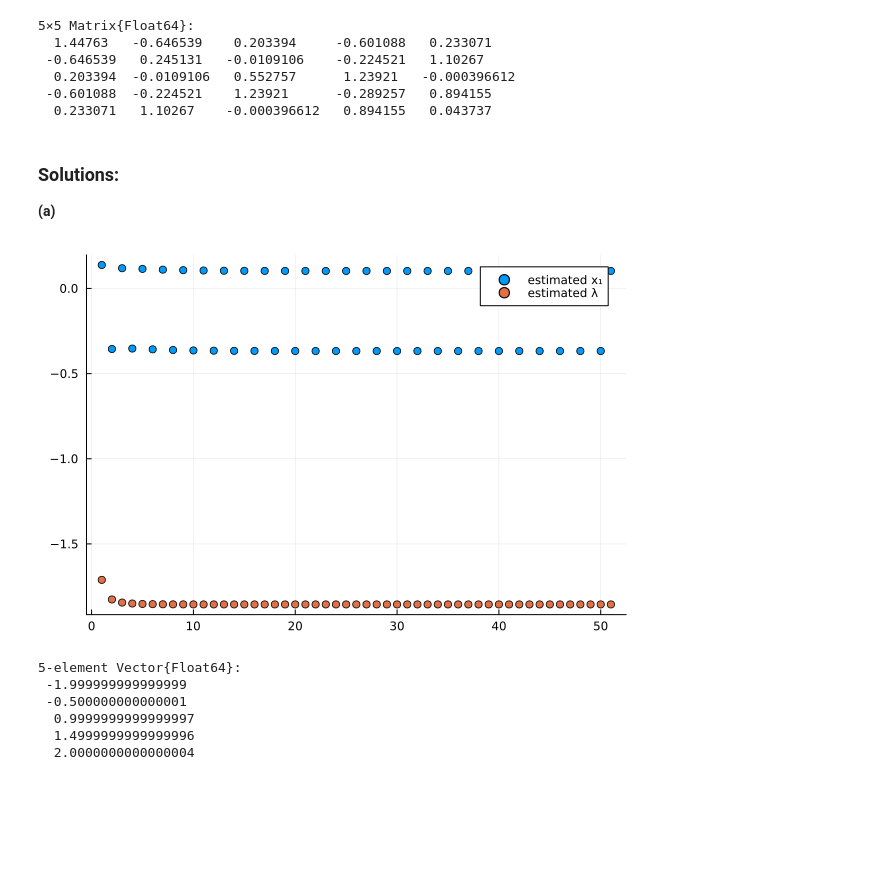
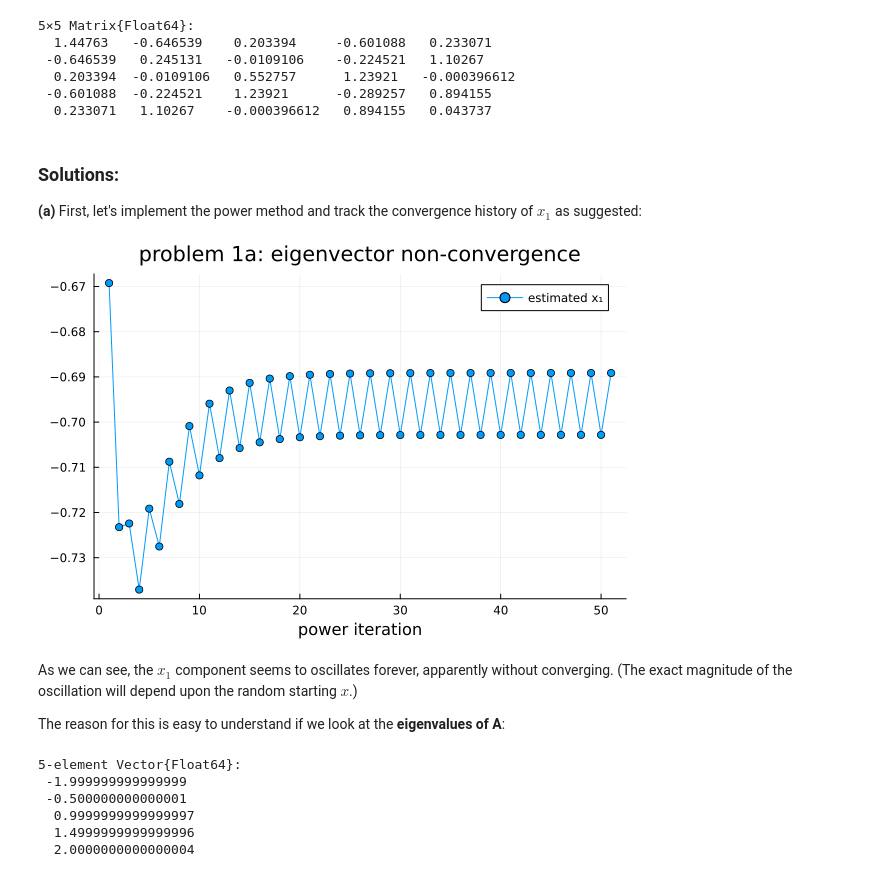
Before and after one commit to mitmath/numerical_spoke_linalg, a Jupyter notebook: psets/pset2sol.ipynb, the cells around one changed output. Drawn from its saved outputs; the diff is of its cells as text; code cells hidden in the pictures; blank space fills up the shorter version.

```diff
--- a/psets/pset2sol.ipynb
+++ b/psets/pset2sol.ipynb
@@ -24,24 +24,26 @@ A = [1.4476317999449781 -0.6465393230357954   0.2033943818754874    -0.601087843
 # %% [markdown]
 ### Solutions:
 
-**(a)**
+**(a)** First, let's implement the power method and track the convergence history of $x_1$ as suggested:
 # %%
 using LinearAlgebra
 
 x = randn(5)
-est_λ = [x'*A*x / x'x]
-x1 = [x[1]]
+x1 = [x[1]] # array to track x[1] convergence history
 for k = 1:50
-    x = normalize!(A*x)
-    push!(est_λ, x'*A*x / x'x)
+    x = normalize!(A*x) # power-iteration step
     push!(x1, x[1])
 end
 
 using Plots
-scatter(x1, label="estimated x₁")
-scatter!(est_λ, label="estimated λ")
+plot(x1, marker=:circle, label="estimated x₁", title="problem 1a: eigenvector non-convergence", xlabel="power iteration")
+# scatter!(est_λ, label="estimated λ")
 # %% [output]
-[figure, old version]
+[figure, new version]
+# %% [markdown]
+As we can see, the $x_1$ component seems to oscillates forever, apparently without converging.    (The exact magnitude of the oscillation will depend upon the random starting $x$.)
+
+The reason for this is easy to understand if we look at the **eigenvalues of A**:
 # %%
 eigvals(A)
 # %% [output]
```
Also changed, not shown: parts of 24 cells of this notebook.
